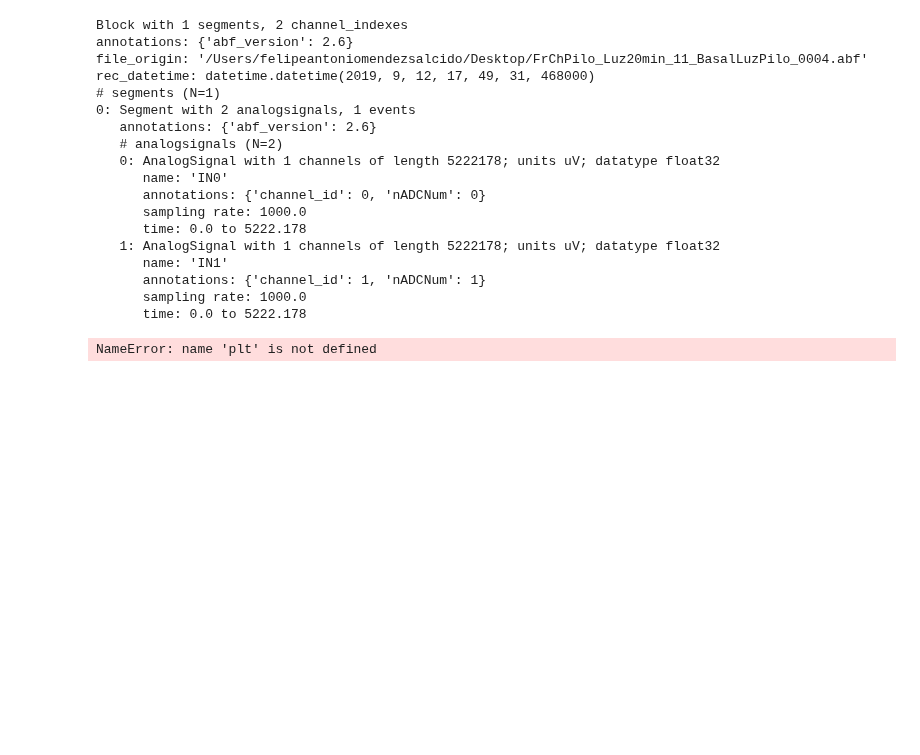
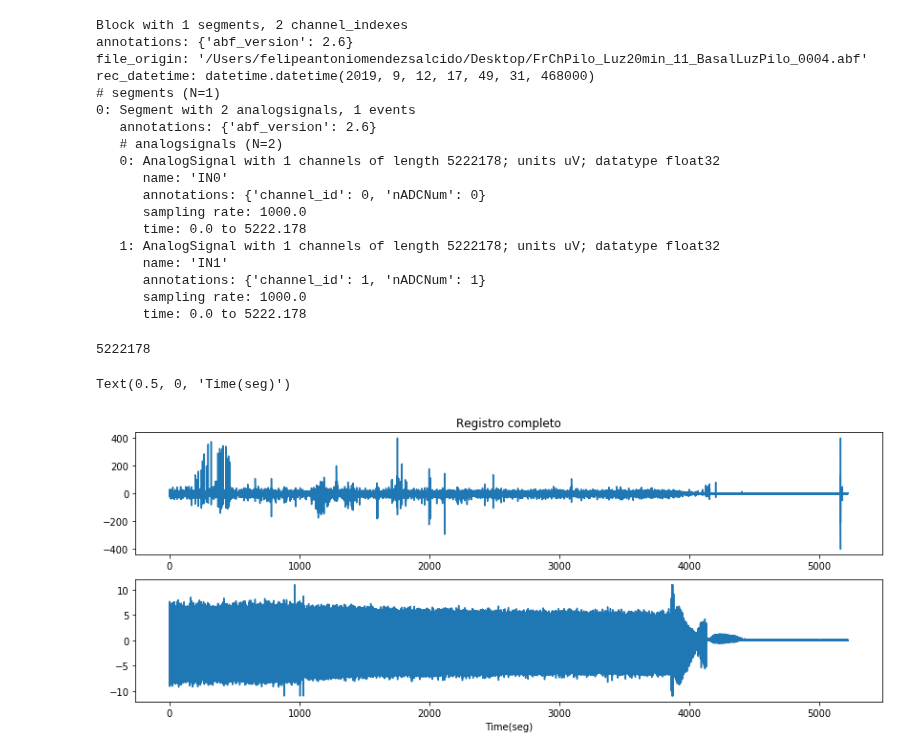
Before and after one commit to FMendezSlc/python-cult, a Jupyter notebook: Python Cult; Intro a Python.ipynb, the cells around one changed output. Cells and saved outputs as stored; diff of their text form; code cells hidden in the pictures; blank space fills up the shorter version.

```diff
--- a/Python Cult; Intro a Python.ipynb
+++ b/Python Cult; Intro a Python.ipynb
@@ -493,11 +493,19 @@ rec_datetime: datetime.datetime(2019, 9, 12, 17, 49, 31, 468000)
       annotations: {'channel_id': 1, 'nADCNum': 1}
       sampling rate: 1000.0
       time: 0.0 to 5222.178
+# %%
+sf = 1000.
+time = np.arange(len(eg_signals.segments[0].analogsignals[0].as_array())) / sf
+# %% [output]
+5222178
 # %%
 fig_1 = plt.figure(figsize = (14,8))
 plt.subplot(3,1,1)
-sig_1 = plt.plot(eg_signals.segments[0].analogsignals[0].as_array()[0:1000])
+sig_1 = plt.plot(time, eg_signals.segments[0].analogsignals[0].as_array())
+plt.title('Registro completo')
 plt.subplot(3,1,2)
-sig_2 = plt.plot(eg_signals.segments[0].analogsignals[1].as_array()[0:1000])
+sig_2 = plt.plot(time, eg_signals.segments[0].analogsignals[1].as_array())
+plt.xlabel('Time(seg)')
 # %% [output]
-NameError: name 'plt' is not defined
+Text(0.5, 0, 'Time(seg)')
+[figure, added]
```
Also changed, not shown: parts of 5 cells of this notebook.
